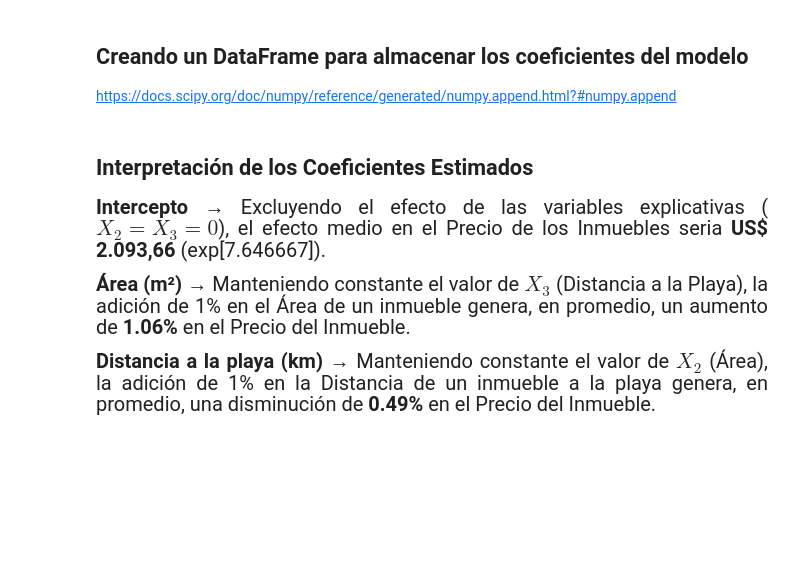
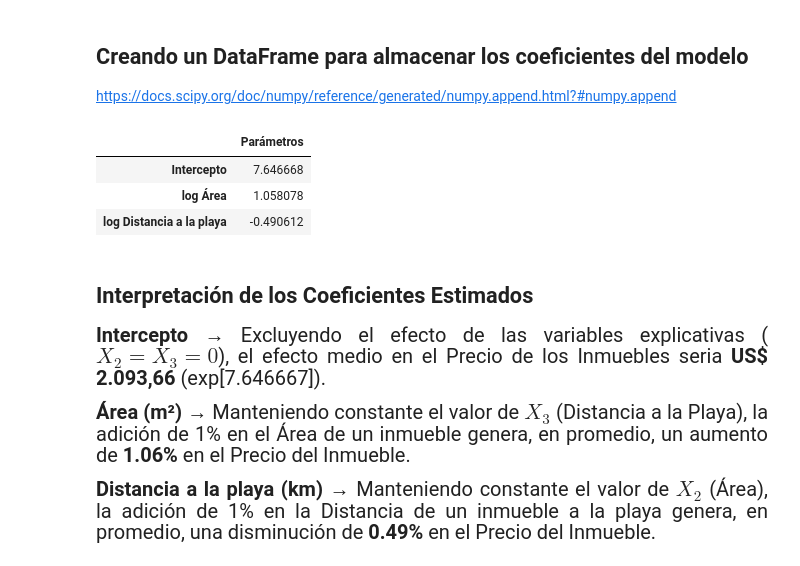
Before and after one commit to OctavioPinoRosas/Alura_Estadisticas_y_MachineLearning, a Jupyter notebook: RegrecionLineal-TecnicasAvanzadasDeModeado/Regresión_Lineal_II.ipynb, the cells around one changed output. Saved outputs shown, nothing was run; the diff lists cells and outputs as text; code cells hidden in the pictures; blank space fills up the shorter version.

```diff
--- a/RegrecionLineal-TecnicasAvanzadasDeModeado/Regresión_Lineal_II.ipynb
+++ b/RegrecionLineal-TecnicasAvanzadasDeModeado/Regresión_Lineal_II.ipynb
@@ -473,9 +489,18 @@ US$ 299013.68
 # %% [markdown]
 ## Creando una lista de nombres de las variables del modelo
+# %%
+index=['Intercepto','log Área','log Distancia a la playa']
 # %% [markdown]
 ## Creando un DataFrame para almacenar los coeficientes del modelo
 
 https://docs.scipy.org/doc/numpy/reference/generated/numpy.append.html?#numpy.append
+# %%
+pd.DataFrame(data=np.append(modelo.intercept_,modelo.coef_),index=index,columns=['Parámetros'])
+# %% [output]
+|  | Parámetros |
+| Intercepto | 7.646668 |
+| log Área | 1.058078 |
+| log Distancia a la playa | -0.490612 |
 # %% [markdown]
 ## Interpretación de los Coeficientes Estimados
 
```
Also changed, not shown: parts of 4 cells of this notebook.
